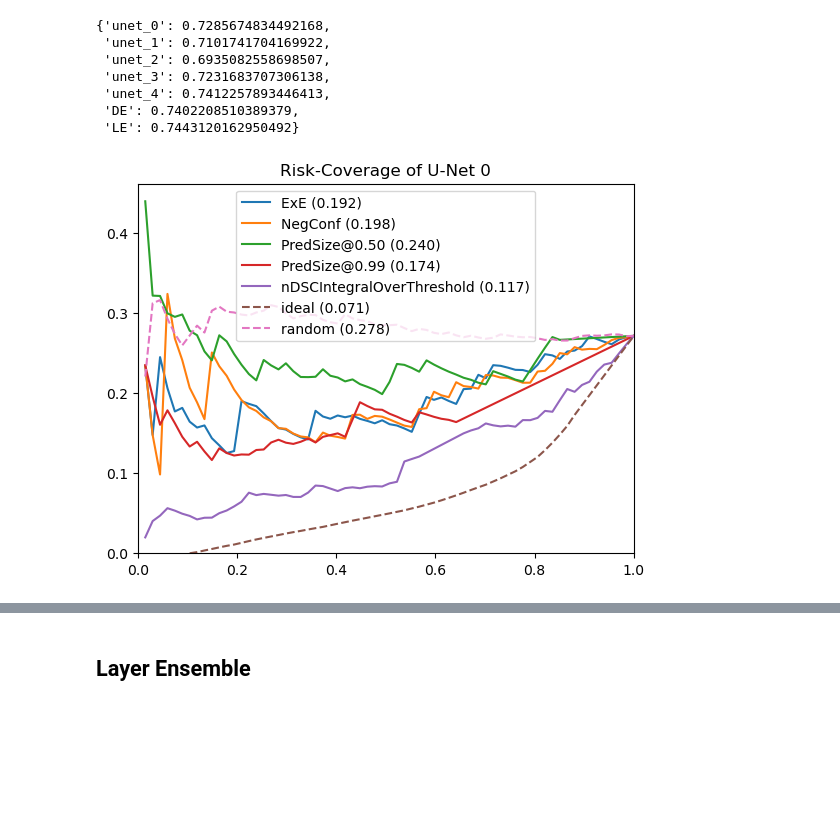
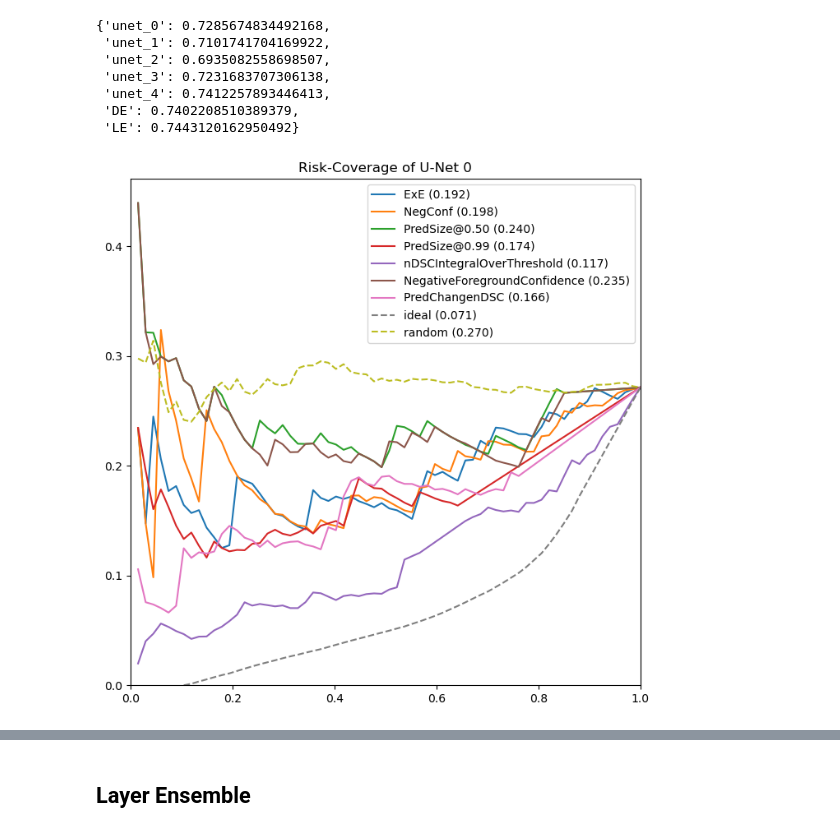
Before and after one commit to Brunolcb/masters_thesis, a Jupyter notebook: uncertainty.ipynb, the cells around one changed output, grey strips where cells are left out. Saved outputs shown, nothing was run; the diff lists cells and outputs as text; code cells hidden in the pictures; blank space fills up the shorter version.

Commit message:
new metrics; update plots

```diff
--- a/uncertainty.ipynb
+++ b/uncertainty.ipynb
@@ -51,26 +51,29 @@ for model, pred in all_sm_preds.items():
  'DE': 0.7402208510389379,
  'LE': 0.7443120162950492}
 # %%
-from src.uncertainty import NegativeConfidence, ExpectedEntropy, PredSize, PredSizeChange, PredSizeAtThreshold, nDSCIntegralOverThreshold
+from src.uncertainty import NegativeConfidence, ExpectedEntropy, PredSize, PredSizeChange, PredSizeAtThreshold, nDSCIntegralOverThreshold, NegativeForegroundConfidence, PredChangenDSC
 
 uncertainty_metrics = {'ExE': ExpectedEntropy(),
                        'NegConf': NegativeConfidence(),
                        'PredSize@0.50': PredSize(),
                     #    'PredSizeChange': PredSizeChange(),
                        'PredSize@0.99': PredSizeAtThreshold(.99),
                        'nDSCIntegralOverThreshold': nDSCIntegralOverThreshold(),
+                       'NegativeForegroundConfidence': NegativeForegroundConfidence(),
+                       'PredChangenDSC': PredChangenDSC(),
                        }
 
 uncertainties = dict()
 for metric_name, metric_fun in uncertainty_metrics.items():
     metric_fun_ = np.vectorize(metric_fun, signature='(m,n,o)->()')
     uncertainties[metric_name] = metric_fun_(all_sm_preds['unet_0'])
 
 plot_rc_curves(uncertainties, all_sm_scores['unet_0'])
 plt.title('Risk-Coverage of U-Net 0')
+plt.gcf().set_size_inches(8,8)
 plt.show()
 # %% [output]
-[figure, old version]
+[figure, new version]
 # %%
 uncertainty_metrics = {'ExE': ExpectedEntropy(),
                        'NegConf': NegativeConfidence(),
```
Also changed, not shown: parts of 1 cell of this notebook, 1 other file.
